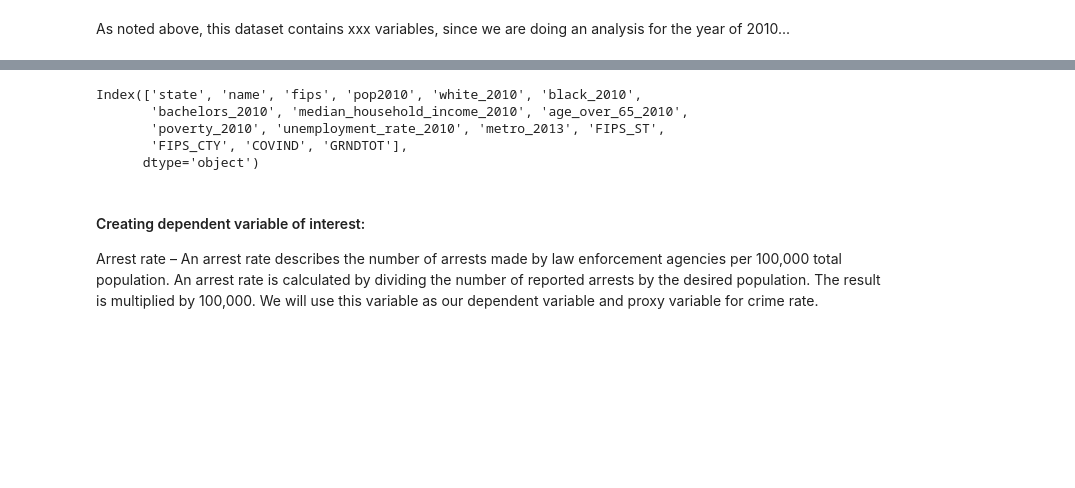
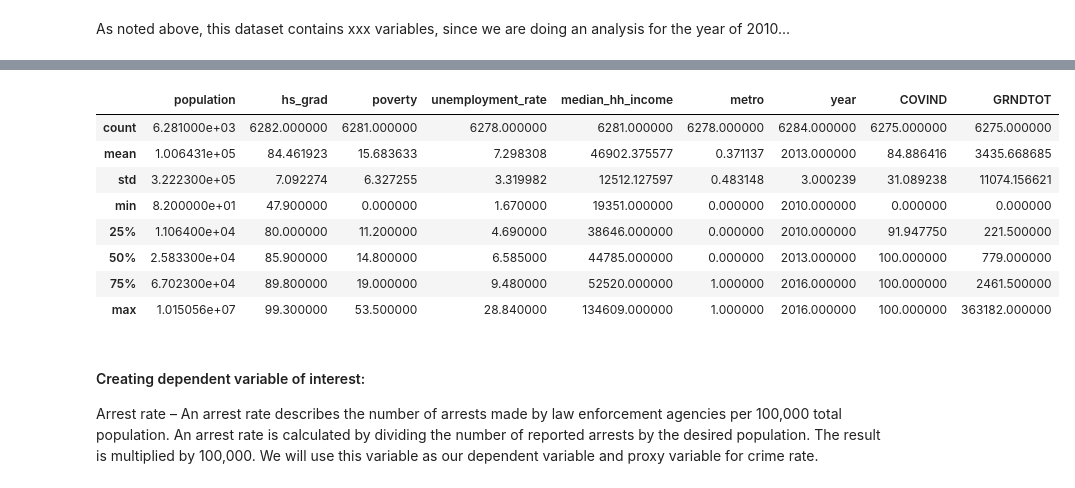
Before and after one commit to TiSEM/Datascience22, a Jupyter notebook: assignment_notebook.ipynb, the cells around one changed output, grey strips where cells are left out. Cells and saved outputs as stored; diff of their text form; code cells hidden in the pictures; blank space fills up the shorter version.

```diff
--- a/assignment_notebook.ipynb
+++ b/assignment_notebook.ipynb
@@ -163,2 +184,3 @@ county['fips'] = county['fips'].str.zfill(5)
 # %%
-county_crime = county.merge(crime,how='left',left_on=['fips'], right_on=['fips'])
+county_crime2010 = county2010.merge(crime2010,how='left',left_on=['fips'], right_on=['fips'])
+county_crime2016 = county2016.merge(crime2016,how='left',left_on=['fips'], right_on=['fips'])
@@ -164,0 +199,6 @@ county_crime = county.merge(crime,how='left',left_on=['fips'], right_on=['fips']
+# %%
+county_crime2010.rename({'pop2010':'population','hs_grad_2010':'hs_grad','poverty_2010':'poverty', 'unemployment_rate_2010':'unemployment_rate',
+                          'median_household_income_2010':'median_hh_income', 'metro_2013':'metro'},inplace=True,axis=1)
+# %%
+county_crime2016.rename({'pop2016':'population','hs_grad_2016':'hs_grad','poverty_2016':'poverty', 'unemployment_rate_2016':'unemployment_rate',
+                          'median_household_income_2016':'median_hh_income', 'metro_2013':'metro'},inplace=True,axis=1)
@@ -165,8 +217,12 @@ county_crime = county.merge(crime,how='left',left_on=['fips'], right_on=['fips']
 # %%
-county_crime.columns
+county_crime.describe()
 # %% [output]
-Index(['state', 'name', 'fips', 'pop2010', 'white_2010', 'black_2010',
-       'bachelors_2010', 'median_household_income_2010', 'age_over_65_2010',
-       'poverty_2010', 'unemployment_rate_2010', 'metro_2013', 'FIPS_ST',
-       'FIPS_CTY', 'COVIND', 'GRNDTOT'],
-      dtype='object')
+|  | population | hs_grad | poverty | unemployment_rate | median_hh_income | metro | year | COVIND | GRNDTOT |
+| count | 6.281000e+03 | 6282.000000 | 6281.000000 | 6278.000000 | 6281.000000 | 6278.000000 | 6284.000000 | 6275.000000 | 6275.000000 |
+| mean | 1.006431e+05 | 84.461923 | 15.683633 | 7.298308 | 46902.375577 | 0.371137 | 2013.000000 | 84.886416 | 3435.668685 |
+| std | 3.222300e+05 | 7.092274 | 6.327255 | 3.319982 | 12512.127597 | 0.483148 | 3.000239 | 31.089238 | 11074.156621 |
+| min | 8.200000e+01 | 47.900000 | 0.000000 | 1.670000 | 19351.000000 | 0.000000 | 2010.000000 | 0.000000 | 0.000000 |
+| 25% | 1.106400e+04 | 80.000000 | 11.200000 | 4.690000 | 38646.000000 | 0.000000 | 2010.000000 | 91.947750 | 221.500000 |
+| 50% | 2.583300e+04 | 85.900000 | 14.800000 | 6.585000 | 44785.000000 | 0.000000 | 2013.000000 | 100.000000 | 779.000000 |
+| 75% | 6.702300e+04 | 89.800000 | 19.000000 | 9.480000 | 52520.000000 | 1.000000 | 2016.000000 | 100.000000 | 2461.500000 |
+| max | 1.015056e+07 | 99.300000 | 53.500000 | 28.840000 | 134609.000000 | 1.000000 | 2016.000000 | 100.000000 | 363182.000000 |
```
Also changed, not shown: parts of 38 cells of this notebook.
